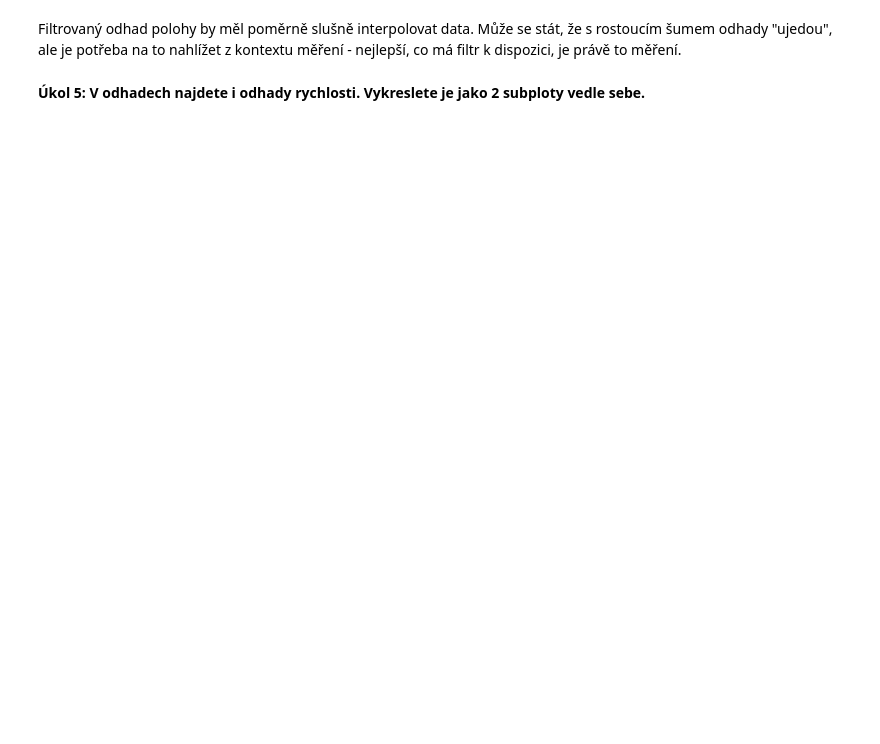
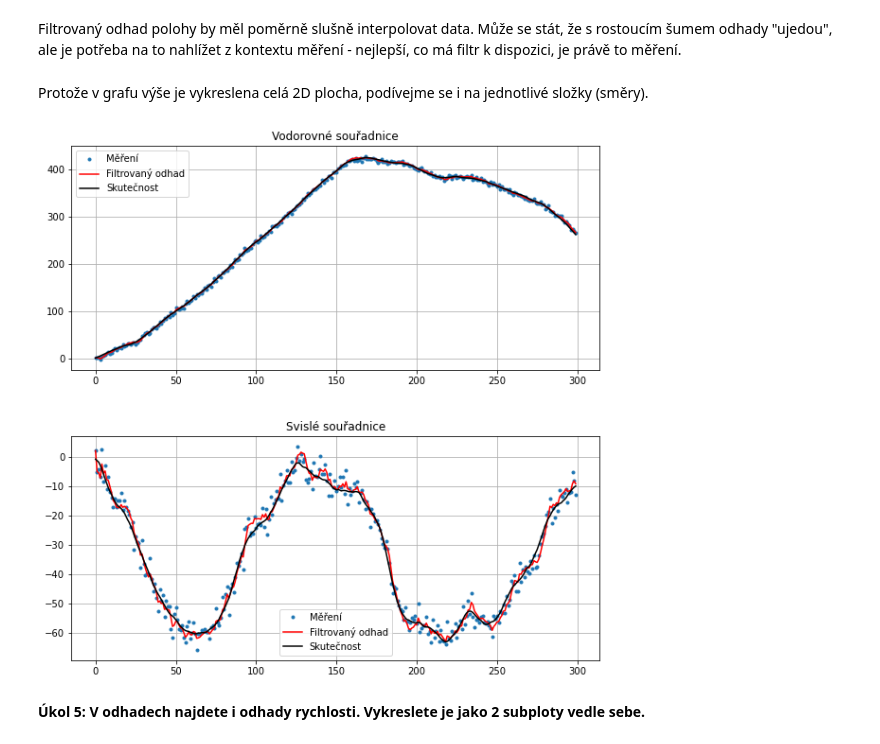
Before and after one commit to TaIos/bml, a Jupyter notebook: cviceni/Kalman-filter-2D-tracking.ipynb, the cells around one changed output. Cells and saved outputs as stored; diff of their text form; code cells hidden in the pictures; blank space fills up the shorter version.

```diff
--- a/cviceni/Kalman-filter-2D-tracking.ipynb
+++ b/cviceni/Kalman-filter-2D-tracking.ipynb
@@ -148,5 +198,26 @@ plt.show()
 # %% [markdown]
 Filtrovaný odhad polohy by měl poměrně slušně interpolovat data. Může se stát, že s rostoucím šumem odhady "ujedou", ale je potřeba na to nahlížet z kontextu měření - nejlepší, co má filtr k dispozici, je právě to měření.
+# %% [markdown]
+Protože v grafu výše je vykreslena celá 2D plocha, podívejme se i na jednotlivé složky (směry).
+# %%
+plt.figure(figsize=(10,10))
+plt.subplot(2,1,1)
+plt.title('Vodorovné souřadnice')
+plt.plot(traj.Y[0,:], '.', label='Měření')
+plt.plot(log_x[0,:], '-', color='red', label='Filtrovaný odhad')
+plt.plot(traj.X[0,:], 'k', label='Skutečnost')
+plt.grid(True)
+plt.legend()
+plt.subplot(2,1,2)
+plt.title('Svislé souřadnice')
+plt.plot(traj.Y[1,:], '.', label='Měření')
+plt.plot(log_x[1,:], '-', color='red', label='Filtrovaný odhad')
+plt.plot(traj.X[1,:], 'k', label='Skutečnost')
+plt.grid(True)
+plt.legend()
+plt.show()
+# %% [output]
+[figure, added]
 # %% [markdown]
 **Úkol 5: V odhadech najdete i odhady rychlosti. Vykreslete je jako 2 subploty vedle sebe.**
 # %%
```
Also changed, not shown: parts of 7 cells of this notebook.
